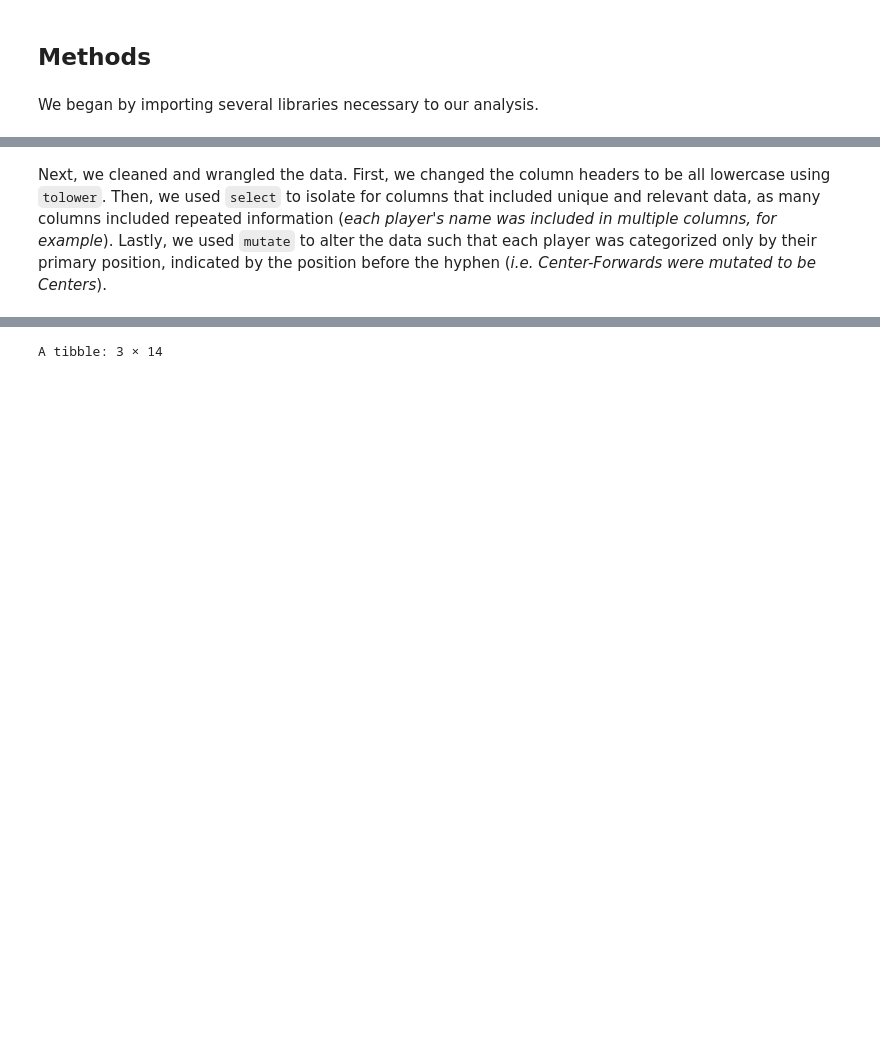
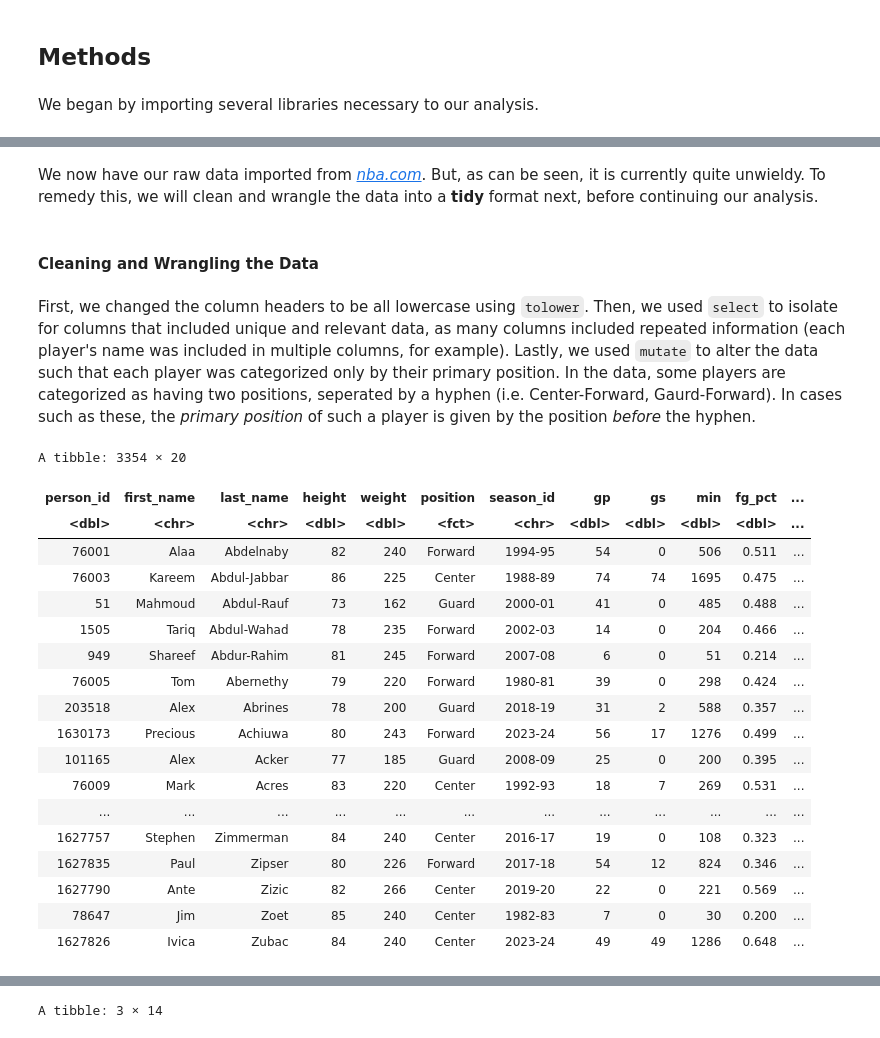
Before and after one commit to jakobsereda/nba-classifier, a Jupyter notebook: notebooks/report-notebook.ipynb, the cells around one changed output, grey strips where cells are left out. Saved outputs shown, nothing was run; the diff lists cells and outputs as text; code cells hidden in the pictures; blank space fills up the shorter version.

Commit message:
added bibliography, more writing in methods
splitting methods into subsections for easier reading/following along, about halfway through writing all of methods section

```diff
--- a/notebooks/report-notebook.ipynb
+++ b/notebooks/report-notebook.ipynb
@@ -32,14 +73,40 @@ nba_data <- read_csv("https://raw.githubusercontent.com/jakobsereda/dsci-100-pro
+# %% [markdown]
+We now have our raw data imported from [*nba.com*](https://www.nba.com/stats/players). But, as can be seen, it is currently quite unwieldy. To remedy this, we will clean and wrangle the data into a **tidy** format next, before continuing our analysis.
+# %% [markdown]
+#### **Cleaning and Wrangling the Data**
 # %% [markdown]
-Next, we cleaned and wrangled the data. First, we changed the column headers to be all lowercase using `tolower`. Then, we used `select` to isolate for columns that included unique and relevant data, as many columns included repeated information (*each player's name was included in multiple columns, for example*). Lastly, we used `mutate` to alter the data such that each player was categorized only by their primary position, indicated by the position before the hyphen (*i.e. Center-Forwards were mutated to be Centers*).
+First, we changed the column headers to be all lowercase using `tolower`. Then, we used `select` to isolate for columns that included unique and relevant data, as many columns included repeated information (each player's name was included in multiple columns, for example). Lastly, we used `mutate` to alter the data such that each player was categorized only by their primary position. In the data, some players are categorized as having two positions, seperated by a hyphen (i.e. Center-Forward, Gaurd-Forward). In cases such as these, the *primary position* of such a player is given by the position *before* the hyphen.
 # %%
 # cleaning and wrangling the data
 names(nba_data) <- tolower(names(nba_data))
 
 nba_clean <- nba_data |>
     select(person_id, first_name, last_name, height, weight, position, season_id,
            gp, gs, min, fg_pct, fg3_pct, ft_pct, reb, ast, stl, blk, tov, pf, pts) |>
     na.omit() |>
     mutate(position = ifelse(position == "Center-Forward", "Center", position)) |>
     mutate(position = ifelse(position == "Guard-Forward", "Guard", position)) |>
     mutate(position = ifelse(position == "Forward-Guard" | position == "Forward-Center", "Forward", position)) |>
     mutate(position = as_factor(position))
+
+nba_clean
+# %% [output]
+A tibble: 3354 × 20
+| person_id | first_name | last_name | height | weight | position | season_id | gp | gs | min | fg_pct | ... |
+| <dbl> | <chr> | <chr> | <dbl> | <dbl> | <fct> | <chr> | <dbl> | <dbl> | <dbl> | <dbl> | ... |
+| 76001 | Alaa | Abdelnaby | 82 | 240 | Forward | 1994-95 | 54 | 0 | 506 | 0.511 | ... |
+| 76003 | Kareem | Abdul-Jabbar | 86 | 225 | Center | 1988-89 | 74 | 74 | 1695 | 0.475 | ... |
+| 51 | Mahmoud | Abdul-Rauf | 73 | 162 | Guard | 2000-01 | 41 | 0 | 485 | 0.488 | ... |
+| 1505 | Tariq | Abdul-Wahad | 78 | 235 | Forward | 2002-03 | 14 | 0 | 204 | 0.466 | ... |
+| 949 | Shareef | Abdur-Rahim | 81 | 245 | Forward | 2007-08 | 6 | 0 | 51 | 0.214 | ... |
+| 76005 | Tom | Abernethy | 79 | 220 | Forward | 1980-81 | 39 | 0 | 298 | 0.424 | ... |
+| 203518 | Alex | Abrines | 78 | 200 | Guard | 2018-19 | 31 | 2 | 588 | 0.357 | ... |
+| 1630173 | Precious | Achiuwa | 80 | 243 | Forward | 2023-24 | 56 | 17 | 1276 | 0.499 | ... |
+| 101165 | Alex | Acker | 77 | 185 | Guard | 2008-09 | 25 | 0 | 200 | 0.395 | ... |
+| 76009 | Mark | Acres | 83 | 220 | Center | 1992-93 | 18 | 7 | 269 | 0.531 | ... |
+| ... | ... | ... | ... | ... | ... | ... | ... | ... | ... | ... | ... |
+| 1627757 | Stephen | Zimmerman | 84 | 240 | Center | 2016-17 | 19 | 0 | 108 | 0.323 | ... |
+| 1627835 | Paul | Zipser | 80 | 226 | Forward | 2017-18 | 54 | 12 | 824 | 0.346 | ... |
+| 1627790 | Ante | Zizic | 82 | 266 | Center | 2019-20 | 22 | 0 | 221 | 0.569 | ... |
+| 78647 | Jim | Zoet | 85 | 240 | Center | 1982-83 | 7 | 0 | 30 | 0.200 | ... |
+| 1627826 | Ivica | Zubac | 84 | 240 | Center | 2023-24 | 49 | 49 | 1286 | 0.648 | ... |
```
Also changed, not shown: parts of 19 cells of this notebook.
